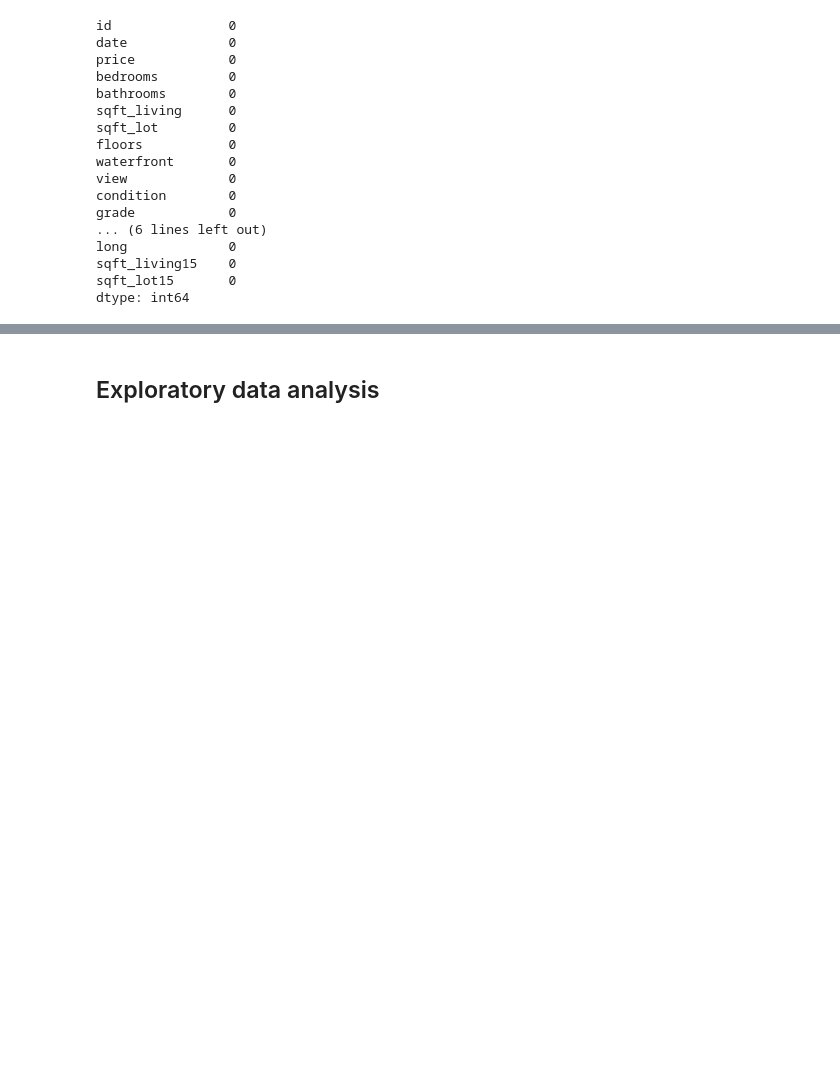
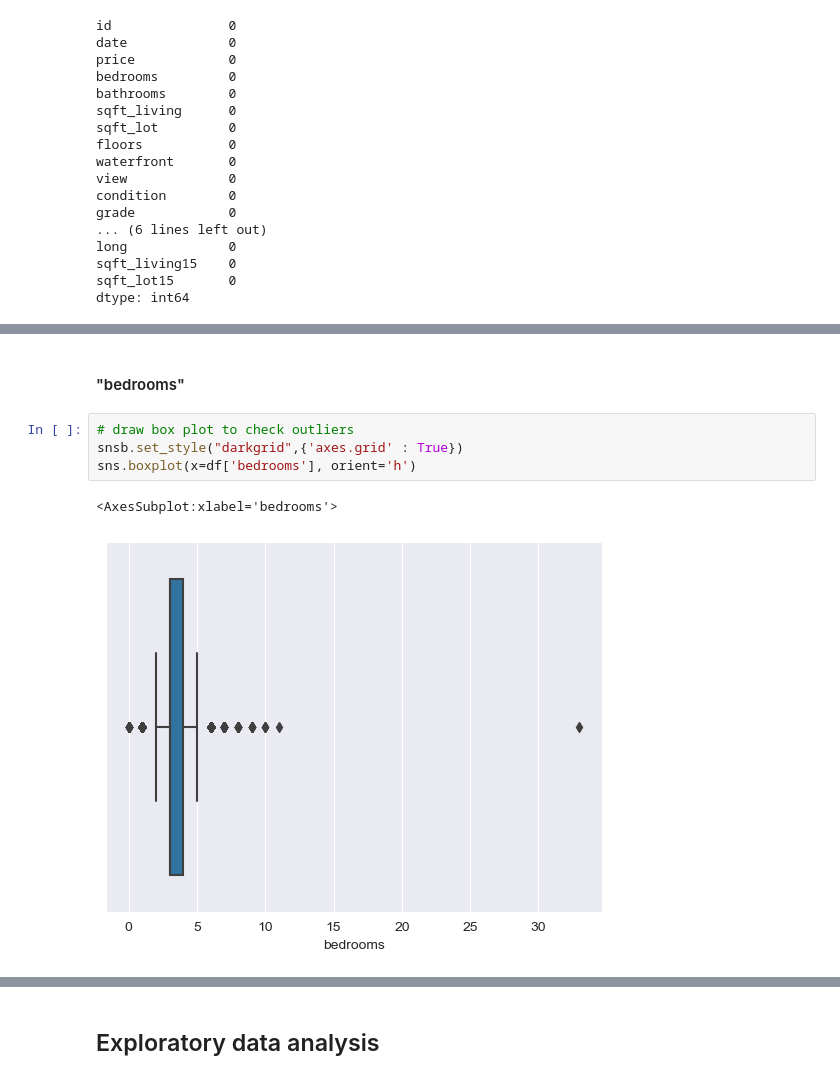
Before and after one commit to nyipuchicago/ML_project1, a Jupyter notebook: Project 1 notebook.ipynb, the cells around one changed output, grey strips where cells are left out. Cells and saved outputs as stored; diff of their text form; blank space fills up the shorter version.

Commit message:
outliers

```diff
--- a/Project 1 notebook.ipynb
+++ b/Project 1 notebook.ipynb
@@ -52,0 +111,9 @@ dtype: int64
+# %% [markdown]
+#### "bedrooms"
+# %%
+# draw box plot to check outliers
+snsb.set_style("darkgrid",{'axes.grid' : True})
+sns.boxplot(x=df['bedrooms'], orient='h')
+# %% [output]
+<AxesSubplot:xlabel='bedrooms'>
+[figure, added]
```
Also changed, not shown: parts of 36 cells of this notebook.
